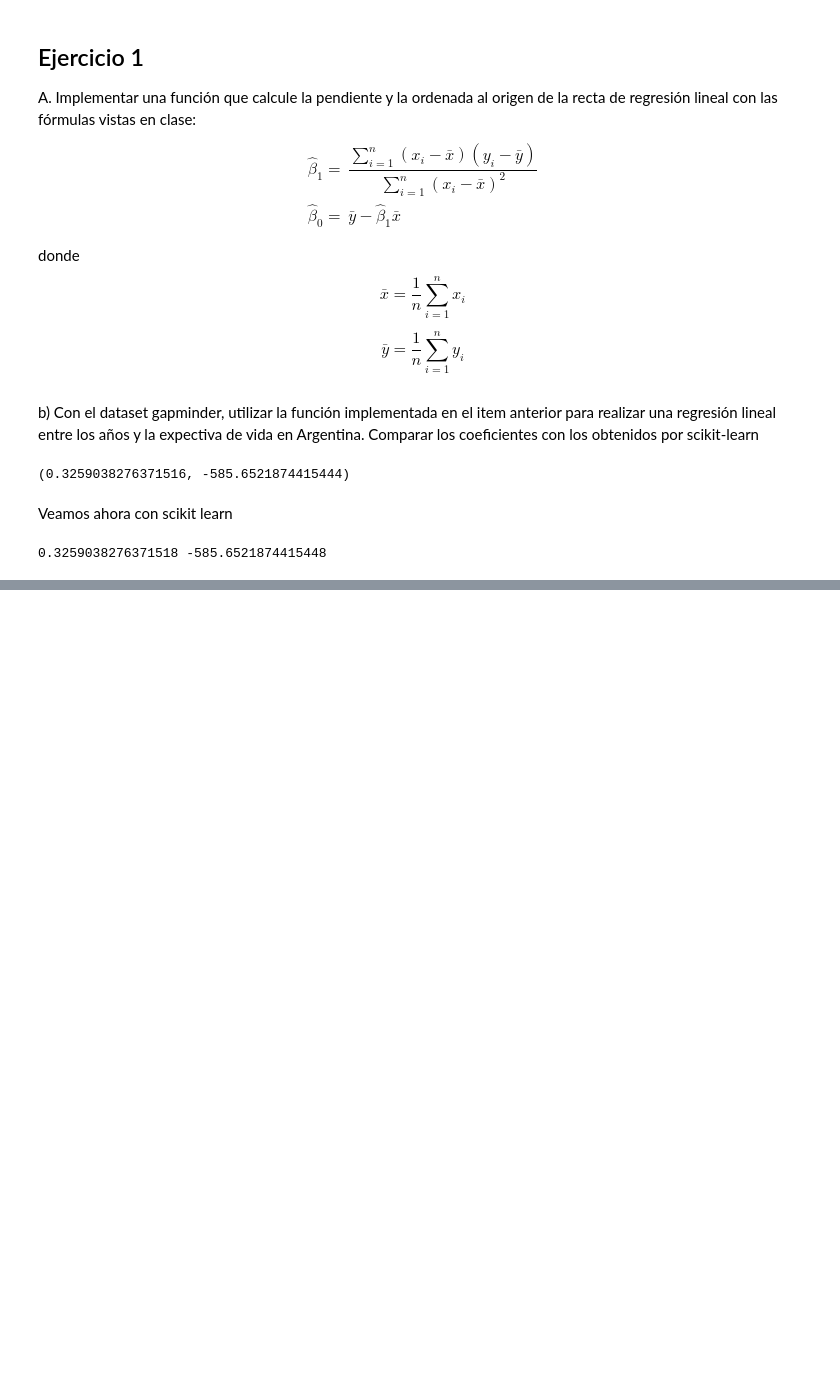
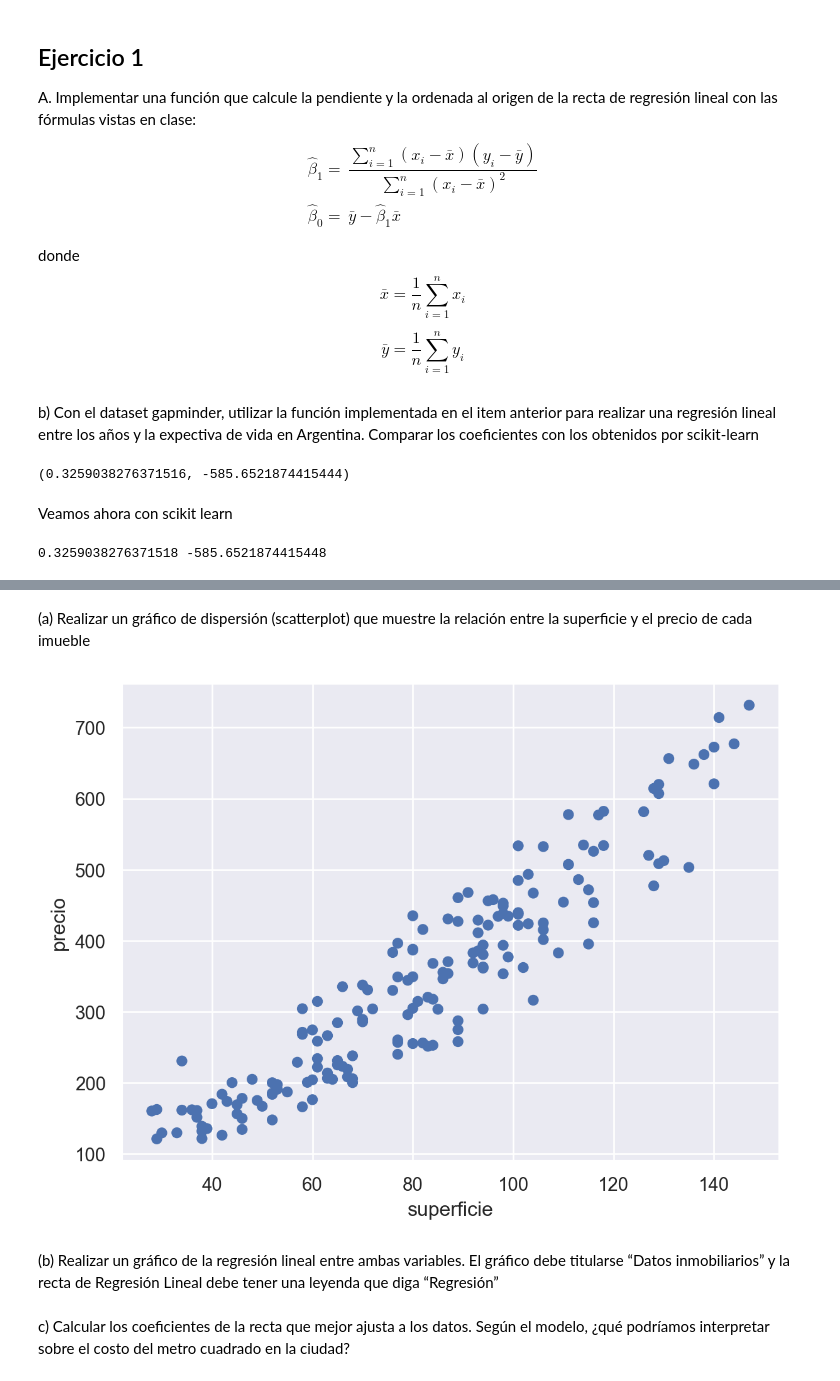
Before and after one commit to Gabrielnm7/Laboratorio-de-Datos1C24, a Jupyter notebook: Practicas/practica4.ipynb, the cells around one changed output, grey strips where cells are left out. Drawn from its saved outputs; the diff is of its cells as text; code cells hidden in the pictures; blank space fills up the shorter version.

```diff
--- a/Practicas/practica4.ipynb
+++ b/Practicas/practica4.ipynb
@@ -66,0 +56,3 @@ $$
+# %%
+datos = pd.read_csv("../_src/Datasets/inmuebles.csv")
+datos.head()
@@ -66,0 +66,11 @@ $$
+# %% [markdown]
+(a) Realizar un gráfico de dispersión (scatterplot) que muestre la relación entre la superficie y el precio de cada imueble
+# %%
+(
+    so.Plot(data=datos, x="superficie", y="precio")
+    .add(so.Dot())
+)
+# %% [output]
+[figure, added]
+# %% [markdown]
+(b) Realizar un gráfico de la regresión lineal entre ambas variables. El gráfico debe titularse “Datos inmobiliarios” y la recta de Regresión Lineal debe tener una leyenda que diga “Regresión”
@@ -66,0 +84,2 @@ $$
+# %% [markdown]
+c) Calcular los coeficientes de la recta que mejor ajusta a los datos. Según el modelo, ¿qué podríamos interpretar sobre el costo del metro cuadrado en la ciudad?
```
Also changed, not shown: parts of 6 cells of this notebook, 10 other files.
